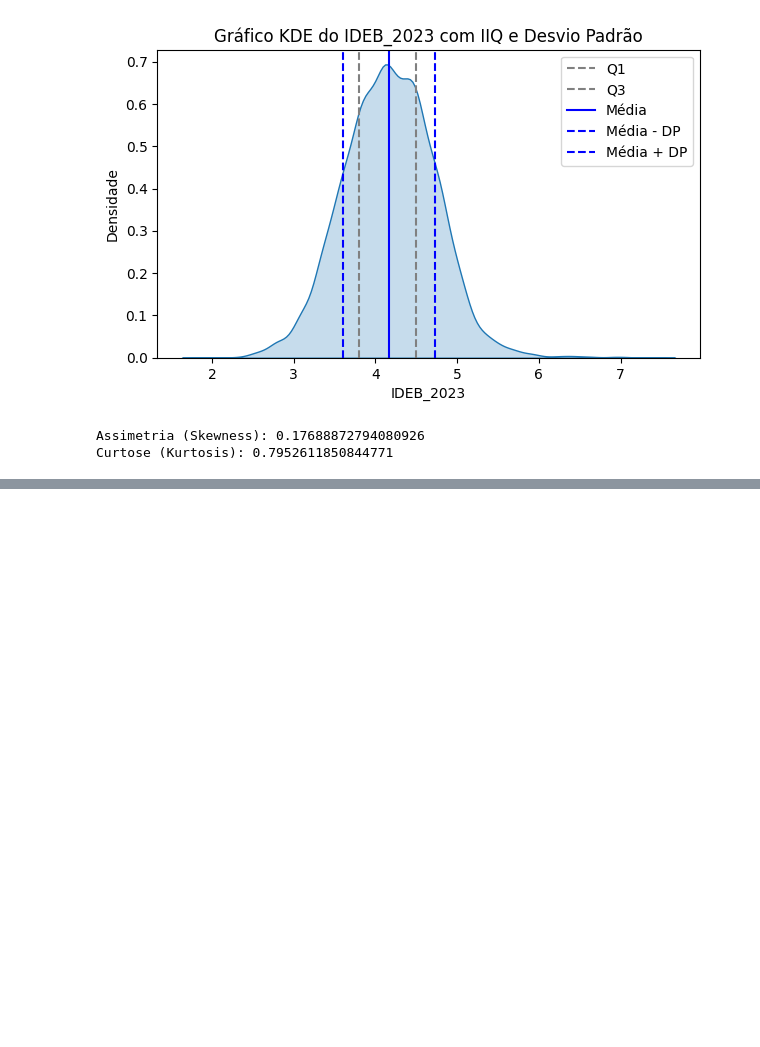
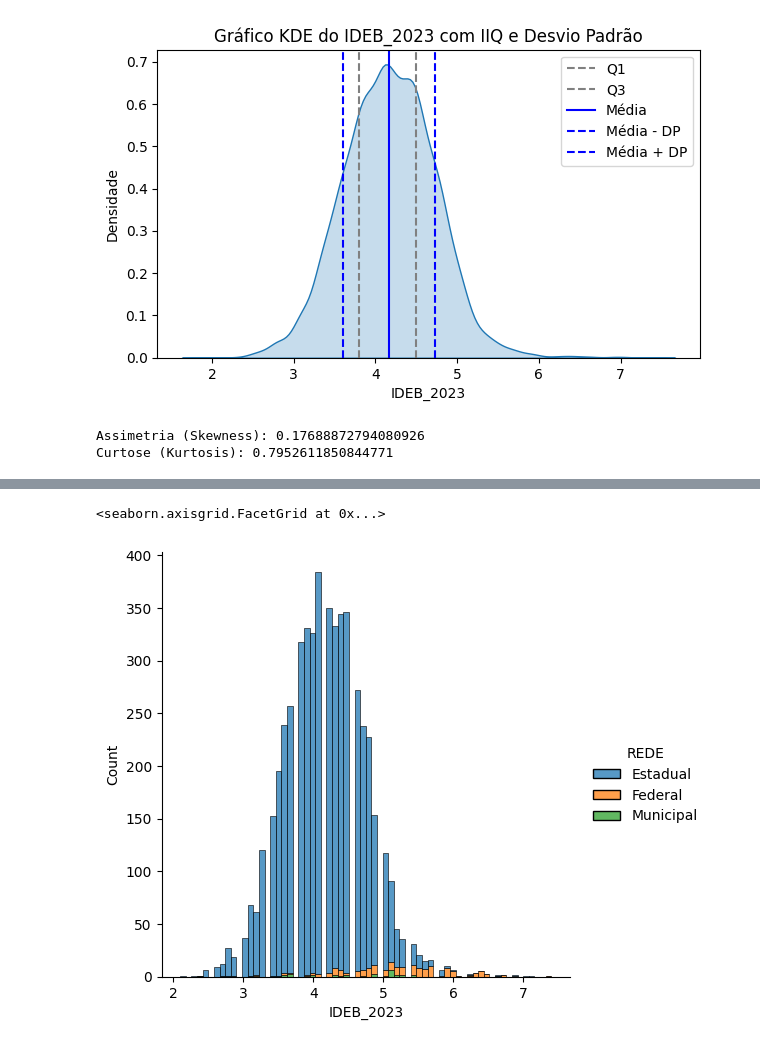
Before and after one commit to sebavassou/estatistica_descritiva, a Jupyter notebook: Trabalho_Final/Projeto_ED001.ipynb, the cells around one changed output, grey strips where cells are left out. Cells and saved outputs as stored; diff of their text form; code cells hidden in the pictures; blank space fills up the shorter version.

```diff
--- a/Trabalho_Final/Projeto_ED001.ipynb
+++ b/Trabalho_Final/Projeto_ED001.ipynb
@@ -246,0 +253,5 @@ plt.show()
+# %%
+sns.displot(data=df_filtrado, x="IDEB_2023", hue="REDE", kind="hist", multiple="stack")
+# %% [output]
+<seaborn.axisgrid.FacetGrid at 0x...>
+[figure, added]
```
Also changed, not shown: parts of 3 cells of this notebook.
